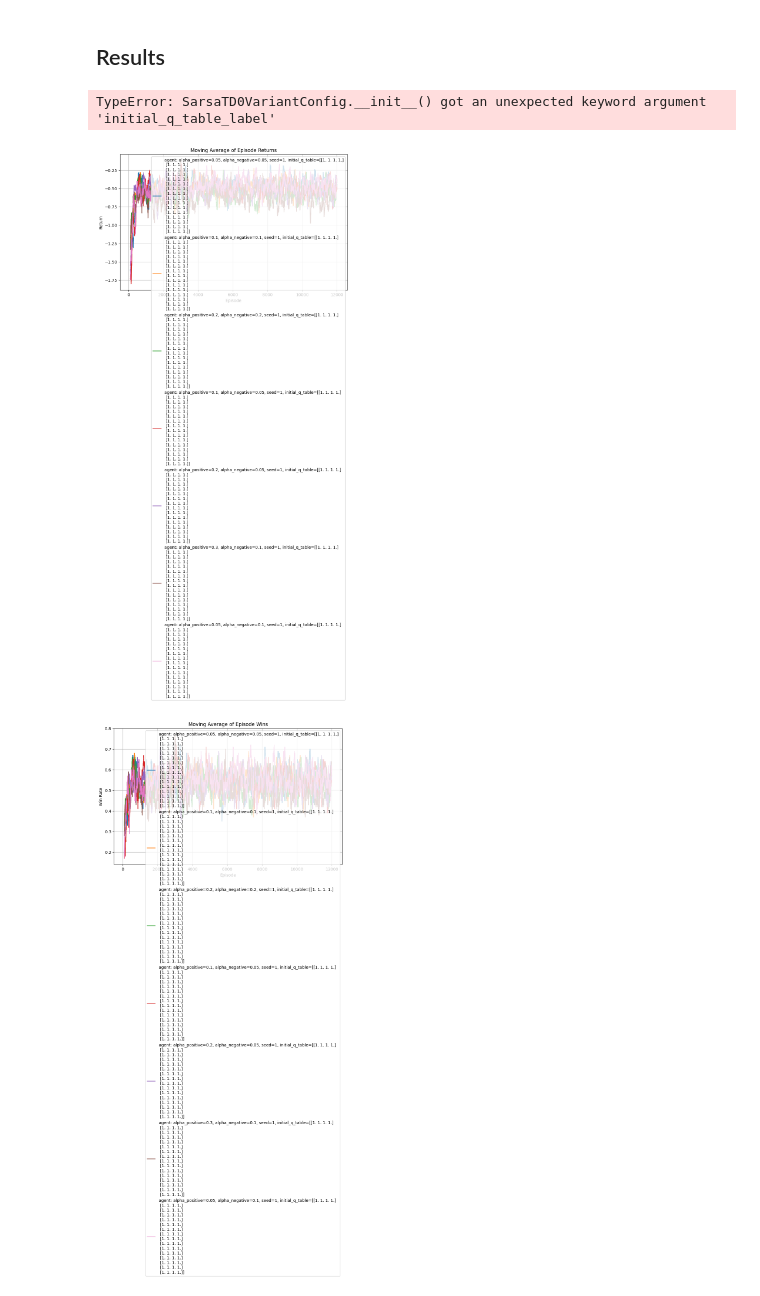
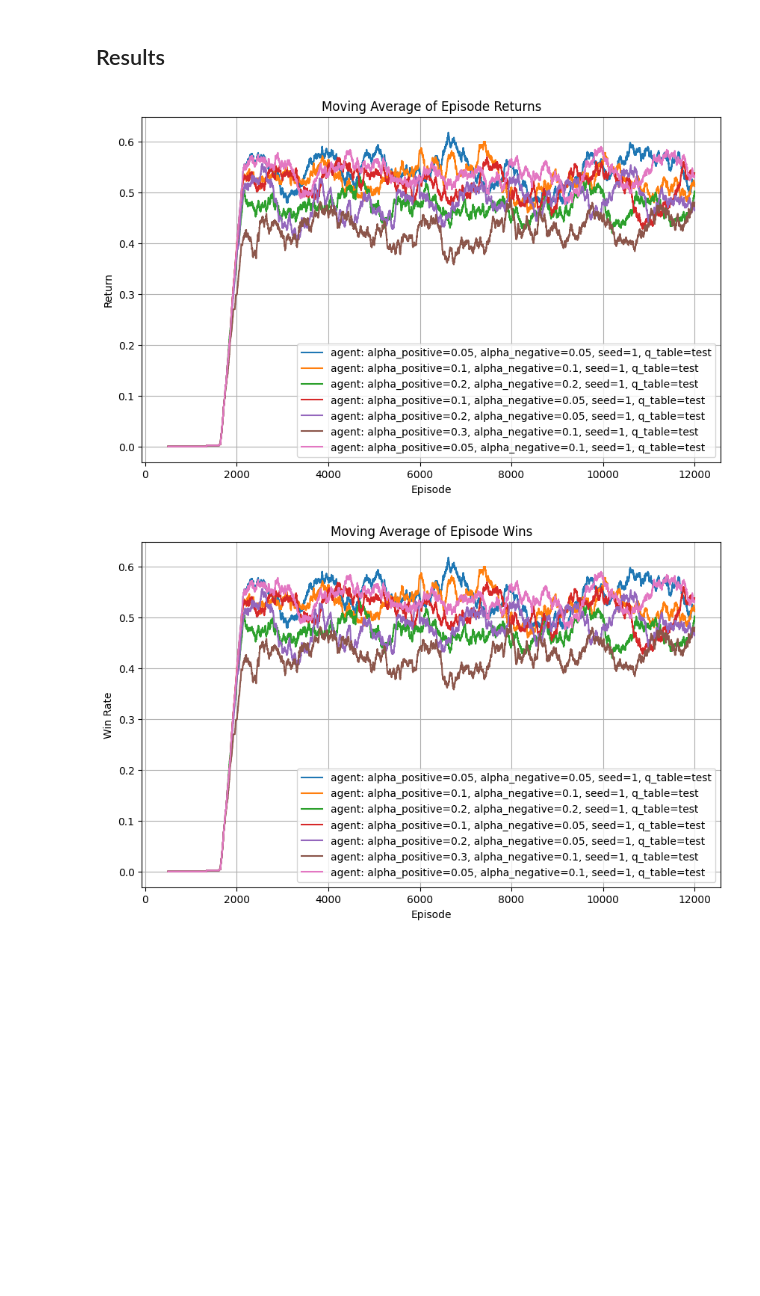
Before and after one commit to kallioaa/frustration_msc, a Jupyter notebook: src/prod_notebooks/assymetric_rl/assymetric_rl_sweep_frozenlake.ipynb, the cells around one changed output. Saved outputs shown, nothing was run; the diff lists cells and outputs as text; code cells hidden in the pictures; blank space fills up the shorter version.

```diff
--- a/src/prod_notebooks/assymetric_rl/assymetric_rl_sweep_frozenlake.ipynb
+++ b/src/prod_notebooks/assymetric_rl/assymetric_rl_sweep_frozenlake.ipynb
@@ -39,7 +41,7 @@ import numpy as np
 env_config = FrozenLakeConfig(
     map_name="4x4",
     is_slippery=True,
-    reward_schedule=(1.0, -1.0, -0.1),
+    reward_schedule=(1.0, 0.0, 0.0),
 )
 # %% [markdown]
 ## Agents
@@ -55,7 +57,7 @@ sarsa_td0_config = SarsaTD0VariantConfig(
     epsilon=0.3,
     reward_metrics={
         "total_reward_per_episode": total_reward_per_episode,
-        "episode_won": episode_won,
+        "episode_won": episode_won_frozenlake,
     },
     td_error_metrics={
         "total_td_error_per_episode": total_td_error_per_episode,
@@ -88,7 +90,7 @@ base_eval = EvaluateConfig(
 env = get_frozenlake_env(env_config)
 num_states = env.observation_space.n
 num_actions = env.action_space.n
-q0 = np.ones((num_states, num_actions), dtype=np.float64)
+q0 = np.zeros((num_states, num_actions), dtype=np.float64)
 # %%
 sweep = {
     "agent_kwargs": [
@@ -114,10 +116,8 @@ results = run_sweep(
     env_factory=get_frozenlake_env,
     agent_factory=agent_factory,
 )
-# %% [output]
-TypeError: SarsaTD0VariantConfig.__init__() got an unexpected keyword argument 'initial_q_table_label'
 # %%
-plot_sweep_training(results, window_size=100)
+plot_sweep_training(results, window_size=500)
 # %% [output]
-[figure, old version]
+[figure, new version]
-[figure, old version]
+[figure, new version]
```
Also changed, not shown: parts of 5 cells of this notebook, 3 other files.
